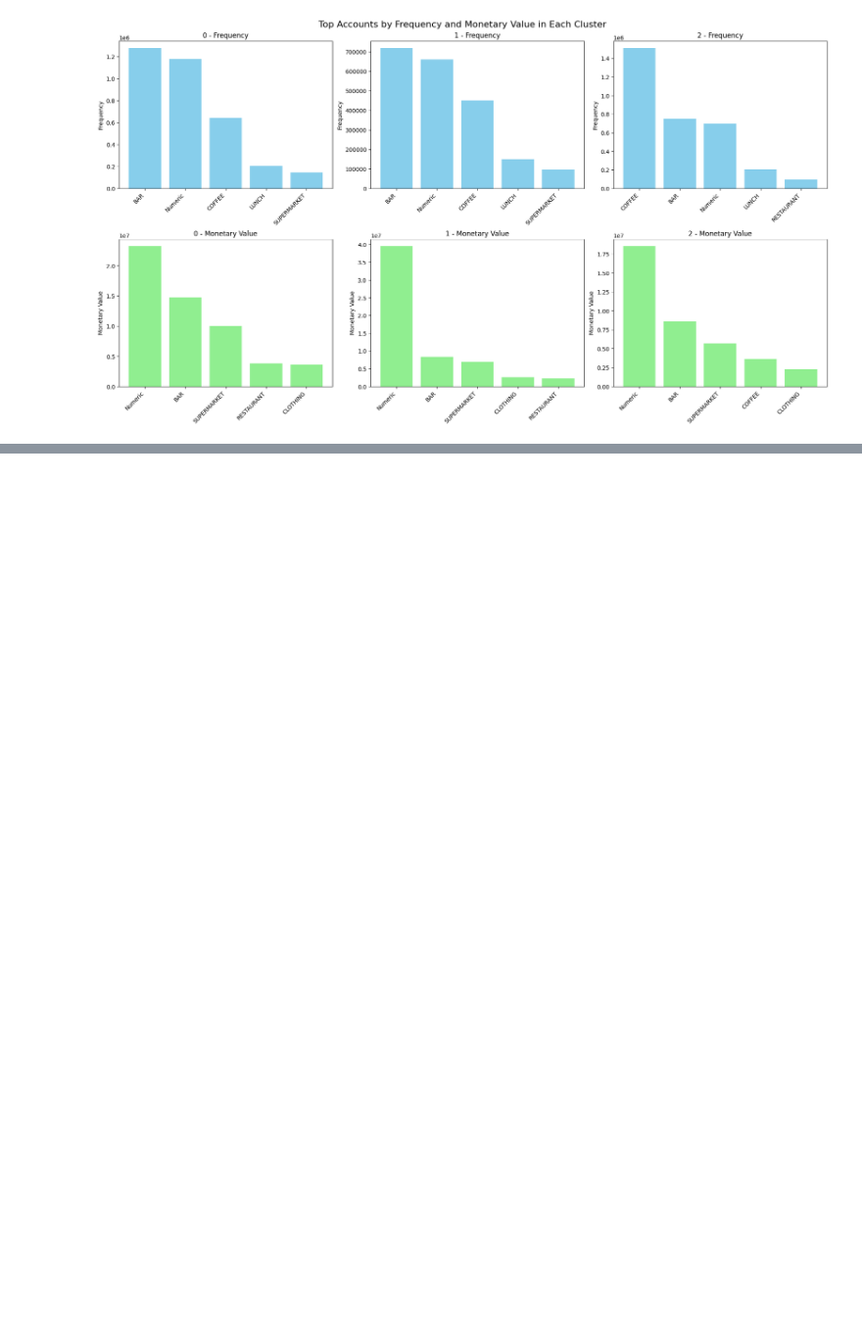
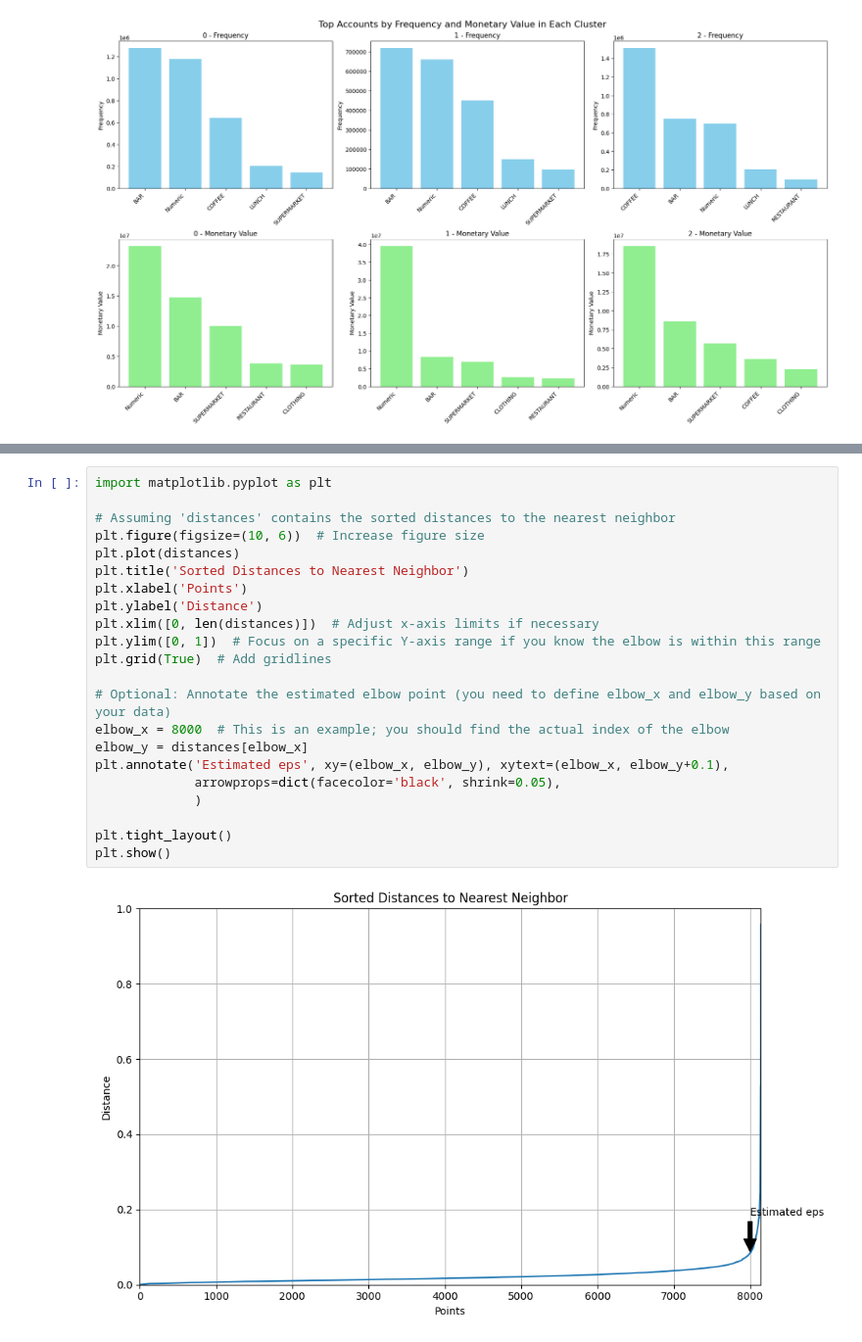
Before and after one commit to UoB-DSMP-2023-24/dsmp-2024-group-30, a Jupyter notebook: FM Analysis.ipynb, the cells around one changed output, grey strips where cells are left out. Shown at 98% size. Drawn from its saved outputs; the diff is of its cells as text; blank space fills up the shorter version.

```diff
--- a/FM Analysis.ipynb
+++ b/FM Analysis.ipynb
@@ -290,0 +443,24 @@ plt.show()
+# %%
+import matplotlib.pyplot as plt
+
+# Assuming 'distances' contains the sorted distances to the nearest neighbor
+plt.figure(figsize=(10, 6))  # Increase figure size
+plt.plot(distances)
+plt.title('Sorted Distances to Nearest Neighbor')
+plt.xlabel('Points')
+plt.ylabel('Distance')
+plt.xlim([0, len(distances)])  # Adjust x-axis limits if necessary
+plt.ylim([0, 1])  # Focus on a specific Y-axis range if you know the elbow is within this range
+plt.grid(True)  # Add gridlines
+
+# Optional: Annotate the estimated elbow point (you need to define elbow_x and elbow_y based on your data)
+elbow_x = 8000  # This is an example; you should find the actual index of the elbow
+elbow_y = distances[elbow_x]
+plt.annotate('Estimated eps', xy=(elbow_x, elbow_y), xytext=(elbow_x, elbow_y+0.1),
+             arrowprops=dict(facecolor='black', shrink=0.05),
+             )
+
+plt.tight_layout()
+plt.show()
+# %% [output]
+[figure, added]
```
Also changed, not shown: parts of 12 cells of this notebook, 2 other files.
